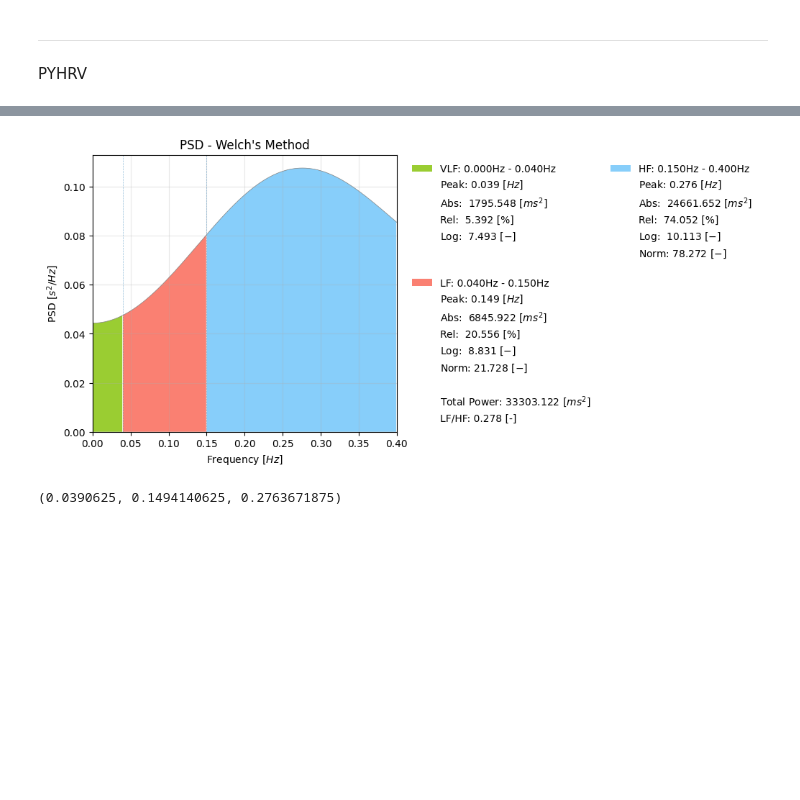
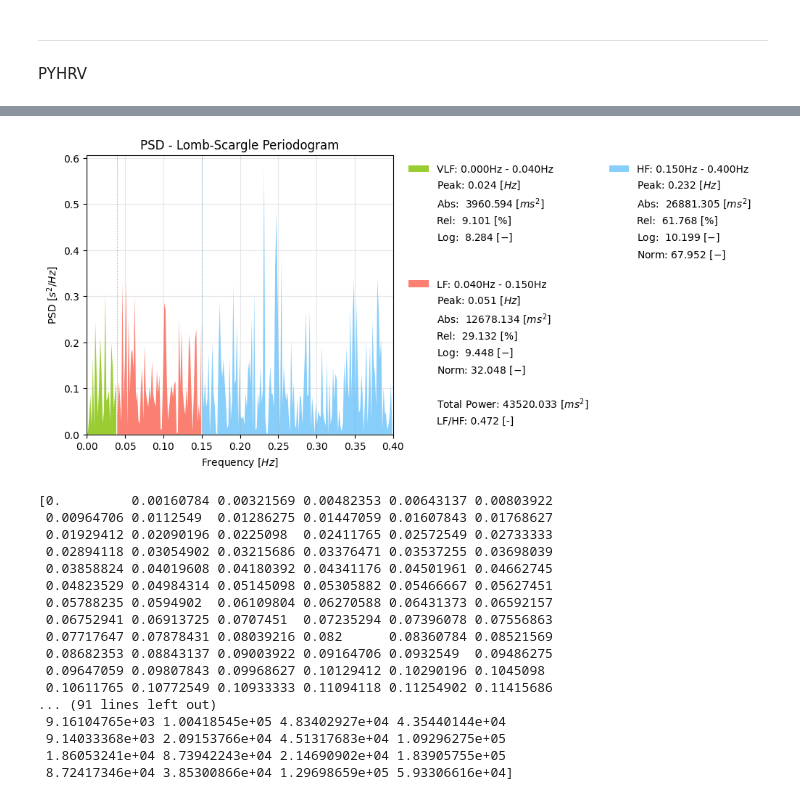
Before and after one commit to archiseino/hrv-plus-ultra, a Jupyter notebook: pyhrv-implementation-analysis.ipynb, the cells around one changed output, grey strips where cells are left out. Cells and saved outputs as stored; diff of their text form; code cells hidden in the pictures; blank space fills up the shorter version.

Commit message:
feat: trying feature extraction on freq domain

```diff
--- a/pyhrv-implementation-analysis.ipynb
+++ b/pyhrv-implementation-analysis.ipynb
@@ -20,4 +51,4 @@ from scipy.fftpack import fft
 from scipy import signal
 # %%
 ## Ground Truth
-ground_truth = pd.read_csv('../Samples/Original/bvp_s53_T3.csv', header=None).values.flatten() # 64 Hz
+ground_truth = pd.read_csv('../Samples/Original/bvp_s55_T3.csv', header=None).values.flatten() # 64 Hz
@@ -24,23 +71,23 @@ ground_truth = pd.read_csv('../Samples/Original/bvp_s53_T3.csv', header=None).va
 # %%
-## Downsampling the ground truth to match on 35.14 Hz
+# ## Downsampling the ground truth to match on 35.14 Hz
 
-# Original ground truth sampling rate
-original_rate = 64.0  # Hz
+# # Original ground truth sampling rate
+# original_rate = 64.0  # Hz
 
-# Target sampling rate
-target_rate = 35  # Hz
+# # Target sampling rate
+# target_rate = 35  # Hz
 
-# Number sampling rate
-fs = 35
+# # Number sampling rate
+# fs = 35
 
-# Calculate the number of samples after resampling
-num_samples = int(len(ground_truth) * (target_rate / original_rate))
+# # Calculate the number of samples after resampling
+# num_samples = int(len(ground_truth) * (target_rate / original_rate))
 
-# Resample the ground truth data
-downsampled_ground_truth = signal.resample(ground_truth, num_samples)
+# # Resample the ground truth data
+# downsampled_ground_truth = signal.resample(ground_truth, num_samples)
 
-# Create a new DataFrame for the downsampled data
-downsampled_ground_truth_df = pd.DataFrame(downsampled_ground_truth, columns=['BVP'])
+# # Create a new DataFrame for the downsampled data
+# downsampled_ground_truth_df = pd.DataFrame(downsampled_ground_truth, columns=['BVP'])
 
-## Show the downsampled ground truth length
-print(f"Downsampled ground truth length: {len(downsampled_ground_truth)}")
+# ## Show the downsampled ground truth length
+# print(f"Downsampled ground truth length: {len(downsampled_ground_truth)}")
@@ -64,5 +109,7 @@ def preprocess_signal(rppg_signal, fs):
 # %%
 # ## Take the sample of the first 30 seconds with 35 frame rate of the ground truth
 interval_duration = 30  # seconds
+fs=64
 
-downsampled_ground_truth = downsampled_ground_truth[:5*interval_duration*fs]
+downsampled_ground_truth = ground_truth[:10*interval_duration*fs]
+print(len(downsampled_ground_truth))
@@ -69,5 +118,5 @@ downsampled_ground_truth = downsampled_ground_truth[:5*interval_duration*fs]
 # %%
-filtered_ground_truth = preprocess_signal(downsampled_ground_truth, fs=35)
+filtered_ground_truth = preprocess_signal(downsampled_ground_truth, fs=64)
 
 ## Show the Filtered RPPG Signal
 fig, ax = plt.subplots(2, 1, figsize=(20, 6))
@@ -134,11 +202,28 @@ HF: 0.15Hz to 0.40Hz
 # %%
 import pyhrv.frequency_domain as fd
 
 # Compute the PSD and frequency domain parameters
-result = fd.welch_psd(nni=nni)
+stuff, freq, powers = fd.lomb_psd(nni=nni, mode='devplot')
 
-# Access peak frequencies using the key 'fft_peak'
-print(result['fft_peak'])
+# Access the freq and powers
+print(freq)
+print(powers)
 # %% [output]
-[figure, old version]
+[figure, new version]
-(0.0390625, 0.1494140625, 0.2763671875)
+[0.         0.00160784 0.00321569 0.00482353 0.00643137 0.00803922
+ 0.00964706 0.0112549  0.01286275 0.01447059 0.01607843 0.01768627
+ 0.01929412 0.02090196 0.0225098  0.02411765 0.02572549 0.02733333
+ 0.02894118 0.03054902 0.03215686 0.03376471 0.03537255 0.03698039
+ 0.03858824 0.04019608 0.04180392 0.04341176 0.04501961 0.04662745
+ 0.04823529 0.04984314 0.05145098 0.05305882 0.05466667 0.05627451
+ 0.05788235 0.0594902  0.06109804 0.06270588 0.06431373 0.06592157
+ 0.06752941 0.06913725 0.0707451  0.07235294 0.07396078 0.07556863
+ 0.07717647 0.07878431 0.08039216 0.082      0.08360784 0.08521569
+ 0.08682353 0.08843137 0.09003922 0.09164706 0.0932549  0.09486275
+ 0.09647059 0.09807843 0.09968627 0.10129412 0.10290196 0.1045098
+ 0.10611765 0.10772549 0.10933333 0.11094118 0.11254902 0.11415686
+... (91 lines left out)
+ 9.16104765e+03 1.00418545e+05 4.83402927e+04 4.35440144e+04
+ 9.14033368e+03 2.09153766e+04 4.51317683e+04 1.09296275e+05
+ 1.86053241e+04 8.73942243e+04 2.14690902e+04 1.83905755e+05
+ 8.72417346e+04 3.85300866e+04 1.29698659e+05 5.93306616e+04]
```
Also changed, not shown: parts of 9 cells of this notebook, 4 other files.
